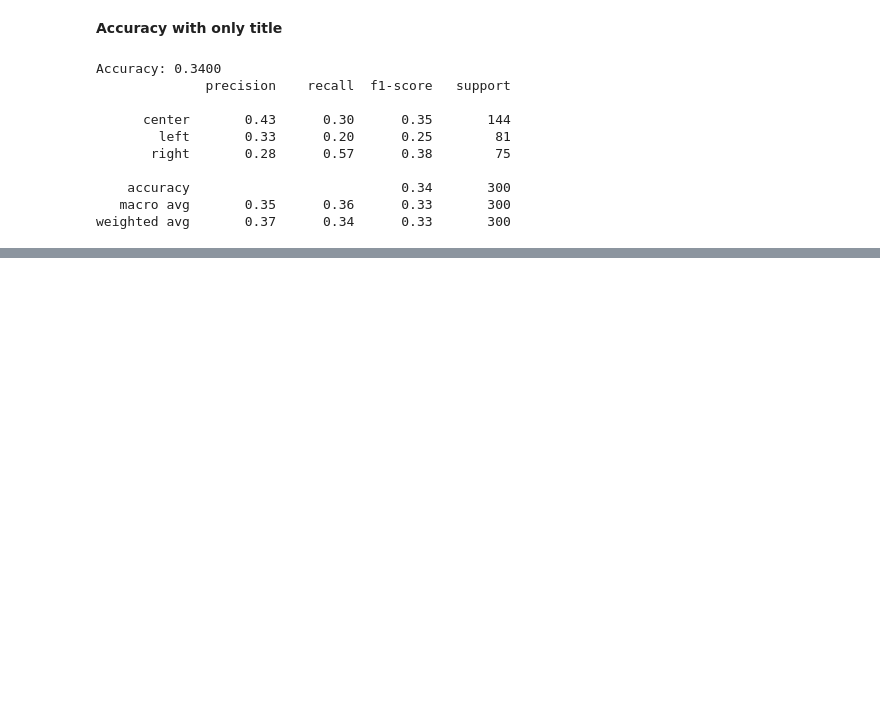
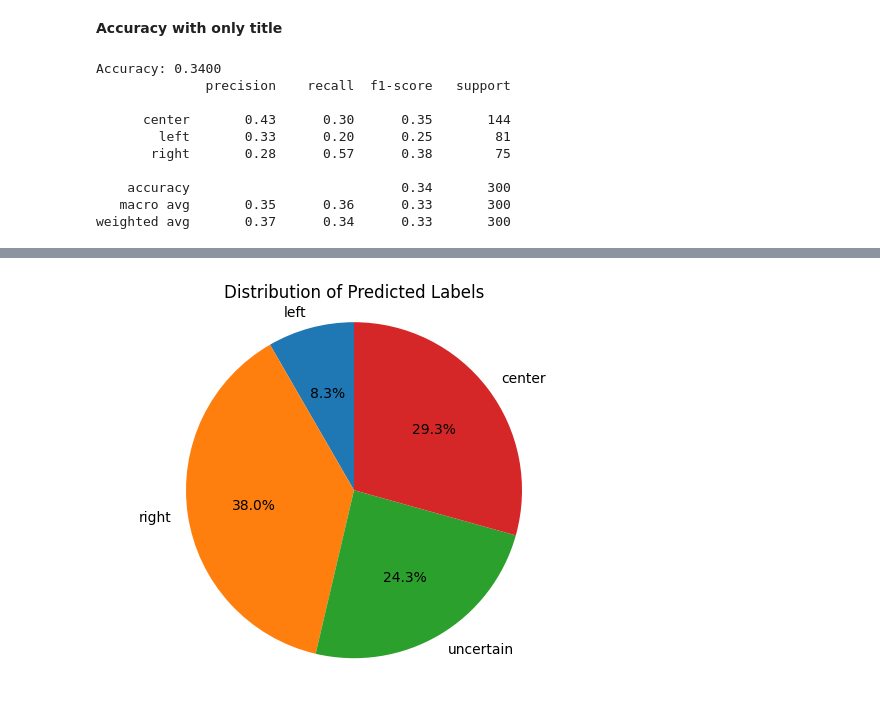
Before and after one commit to GiacomoRattazzi/thesis_MScIS, a Jupyter notebook: BASIL.ipynb, the cells around one changed output, grey strips where cells are left out. Cells and saved outputs as stored; diff of their text form; code cells hidden in the pictures; blank space fills up the shorter version.

```diff
--- a/BASIL.ipynb
+++ b/BASIL.ipynb
@@ -158,0 +351,42 @@ plt.show()
+# %%
+def get_model_prediction(text, confidence_threshold=0.5):
+    tokenized_inputs = tokenizer(text, truncation=True, return_tensors='pt', max_length=512)
+    inputs = {'input_ids': tokenized_inputs['input_ids'], 'attention_mask': tokenized_inputs['attention_mask']}
+    outputs = model(**inputs)
+    logits = outputs[0]
+    probs = logits.softmax(dim=-1)[0].tolist()
+    stance_mapping = {0: "left", 1: "center", 2: "right"}
+    max_prob = max(probs)
+    print(probs)
+
+    if max_prob < 0.5:
+        return "uncertain"
+    else:
+        predicted_stance = stance_mapping[probs.index(max_prob)]
+        return predicted_stance
+
+true_labels = []
+predicted_labels = []
+
+for file in tqdm(all_files):
+    with open(file, 'r') as f:
+        article = json.load(f)
+
+    title = article['title']
+
+
+    true_labels.append(article['article-level-annotations']['stance'].lower())
+    predicted_labels.append(get_model_prediction(title))
+# %%
+# Create a pie chart for predicted labels
+label_counts = {label: predicted_labels.count(label) for label in set(predicted_labels)}
+labels = label_counts.keys()
+sizes = label_counts.values()
+
+fig1, ax1 = plt.subplots()
+ax1.pie(sizes, labels=labels, autopct='%1.1f%%', startangle=90)
+ax1.axis('equal')  # Equal aspect ratio ensures that pie is drawn as a circle.
+plt.title("Distribution of Predicted Labels")
+plt.show()
+# %% [output]
+[figure, added]
```
Also changed, not shown: parts of 28 cells of this notebook.
